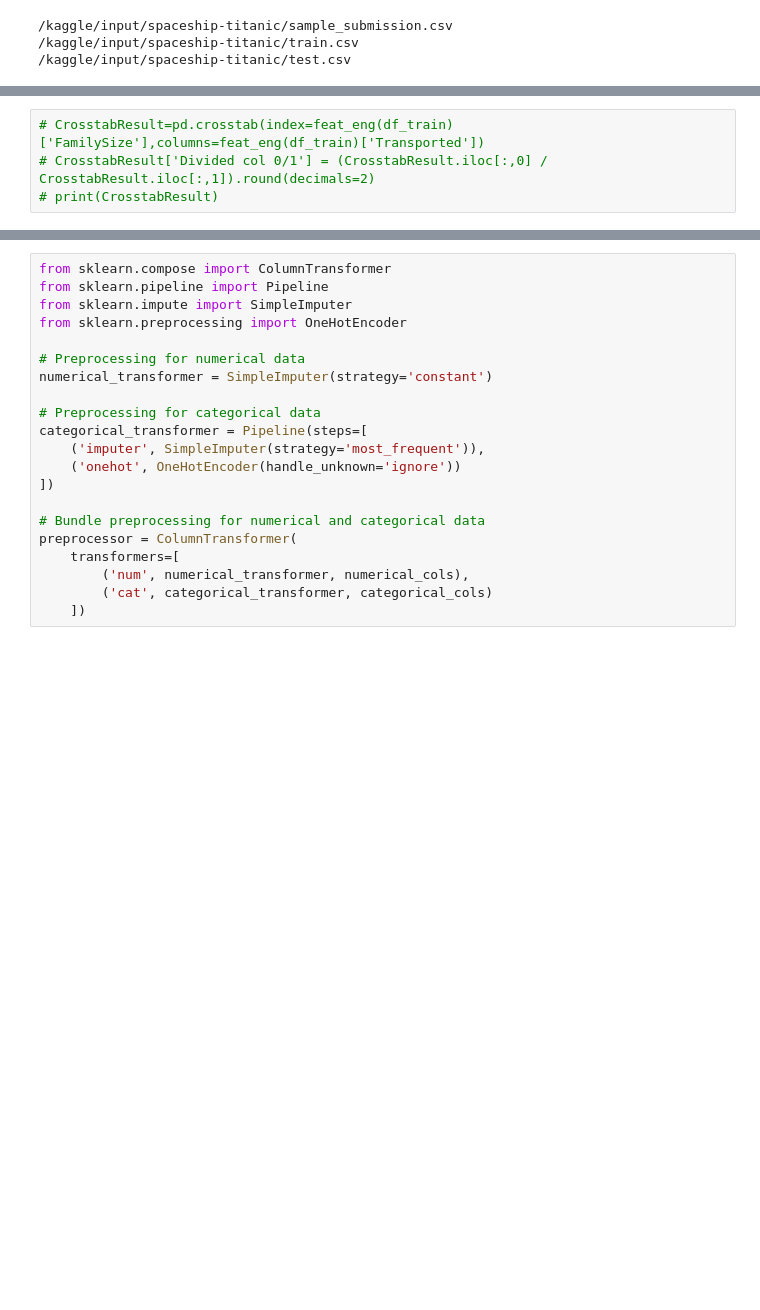
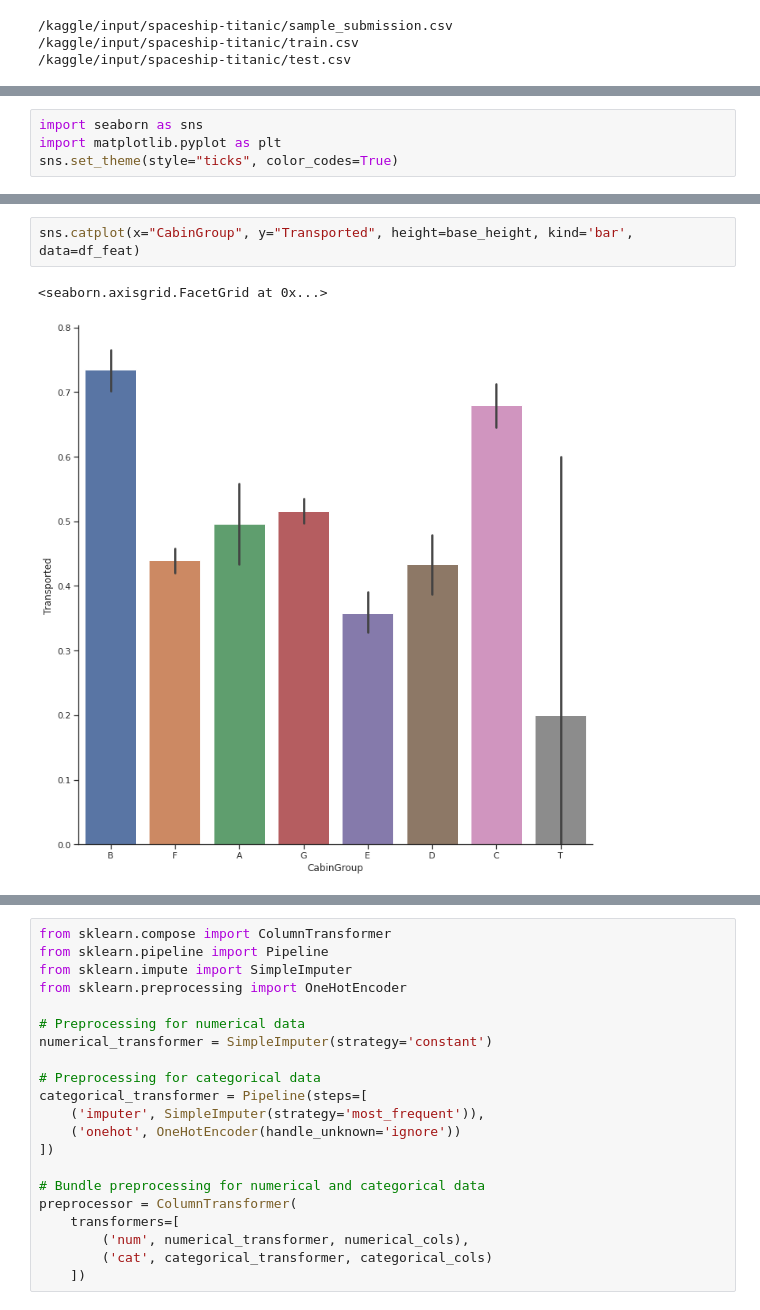
Before and after one commit to TheJade/kaggle-competitions, a Jupyter notebook: space-titanic/space-titanic.ipynb, the cells around one changed output, grey strips where cells are left out. Saved outputs shown, nothing was run; the diff lists cells and outputs as text; blank space fills up the shorter version.

```diff
--- a/space-titanic/space-titanic.ipynb
+++ b/space-titanic/space-titanic.ipynb
@@ -156,0 +44,4 @@ feat_eng(df_train).head(2)
+# %%
+import seaborn as sns
+import matplotlib.pyplot as plt
+sns.set_theme(style="ticks", color_codes=True)
@@ -180,4 +163,5 @@ T_S              1     0           0.00
-# %%
-# CrosstabResult=pd.crosstab(index=feat_eng(df_train)['FamilySize'],columns=feat_eng(df_train)['Transported'])
-# CrosstabResult['Divided col 0/1'] = (CrosstabResult.iloc[:,0] / CrosstabResult.iloc[:,1]).round(decimals=2)
-# print(CrosstabResult)
+# %%
+sns.catplot(x="CabinGroup", y="Transported", height=base_height, kind='bar', data=df_feat)
+# %% [output]
+<seaborn.axisgrid.FacetGrid at 0x...>
+[figure, added]
```
Also changed, not shown: parts of 36 cells of this notebook.
